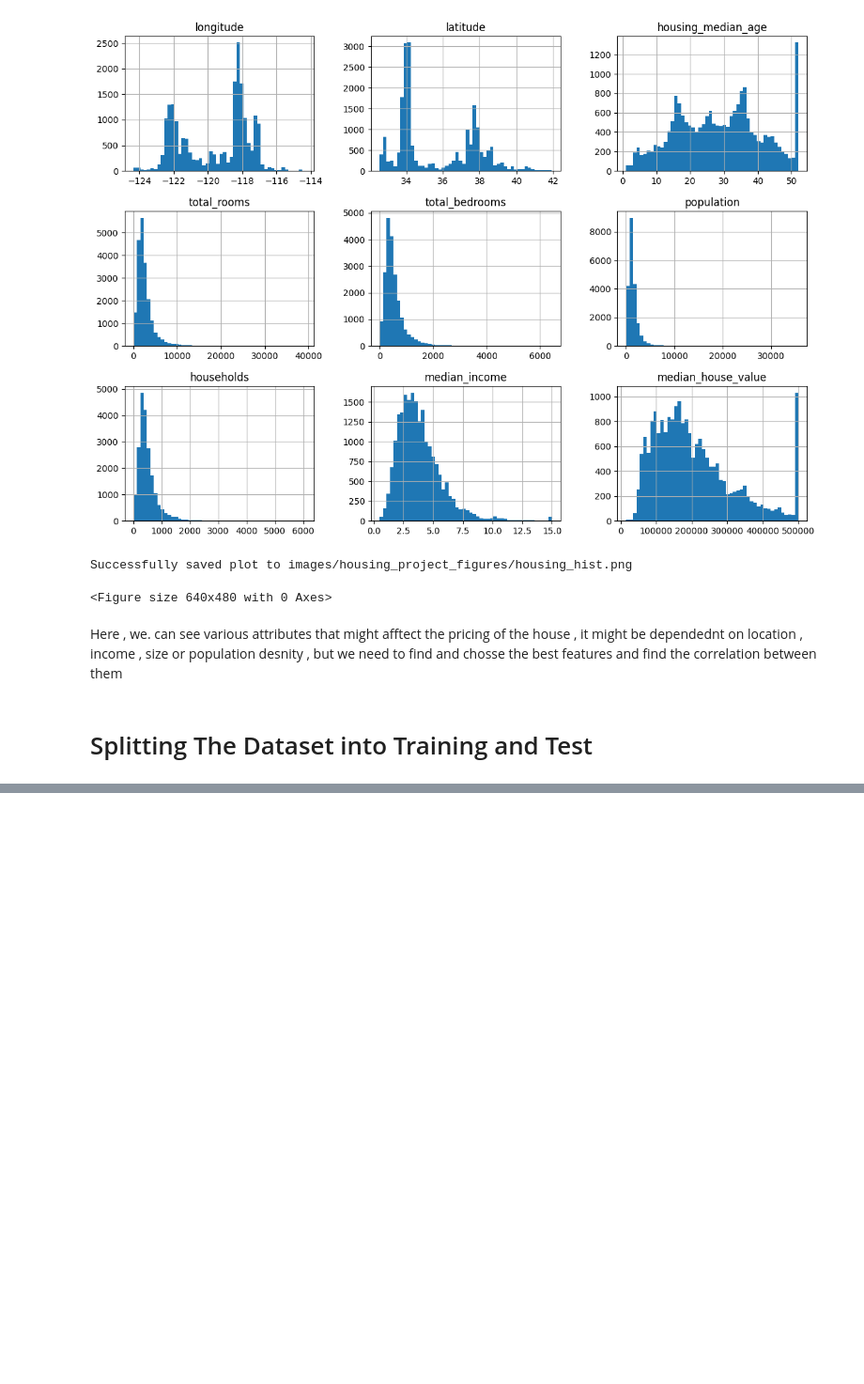
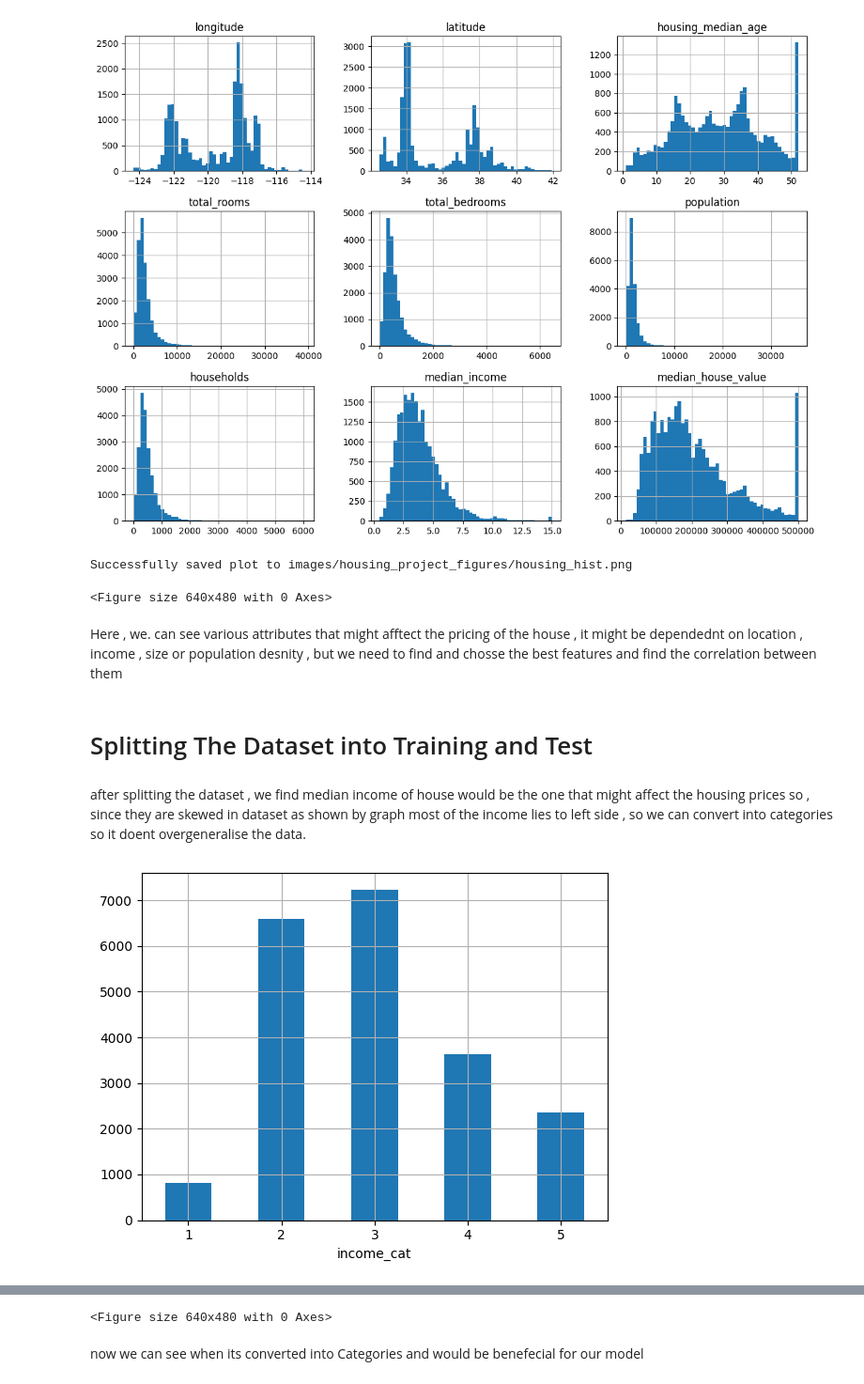
Before and after one commit to thehardikmadaan/ML_public, a Jupyter notebook: housing/housing.ipynb, the cells around one changed output, grey strips where cells are left out. Shown at 94% size. Drawn from its saved outputs; the diff is of its cells as text; code cells hidden in the pictures; blank space fills up the shorter version.

Commit message:
new column  added for income categories using median income to have a better understanding of the income

```diff
--- a/housing/housing.ipynb
+++ b/housing/housing.ipynb
@@ -97,3 +97,13 @@ Here , we. can see various attributes that might afftect the pricing of the hous
 # %%
 from sklearn.model_selection import train_test_split
 train_set ,test_set = train_test_split(housing, test_size=0.2, random_state=42)
+# %% [markdown]
+after splitting the dataset , we find median income of house would be the one that might affect the housing prices so , since they are skewed in dataset as shown by graph most of the income lies to left side , so we can convert into categories so it doent overgeneralise the data.
+# %%
+housing["income_cat"] = pd.cut(housing["median_income"], bins=[0.,1.5,3.0,4.5,6.0,np.inf], labels=[1,2,3,4,5])
+# %%
+housing["income_cat"].value_counts().sort_index().plot.bar(rot=0, grid=True)
+plt.show()
+save_fig("housing_cat_income")
+# %% [output]
+[figure, added]
@@ -99,0 +111,3 @@ train_set ,test_set = train_test_split(housing, test_size=0.2, random_state=42)
+<Figure size 640x480 with 0 Axes>
+# %% [markdown]
+now we can see when its converted into Categories and would be benefecial for our model
```
Also changed, not shown: parts of 1 cell of this notebook, 1 other file.
